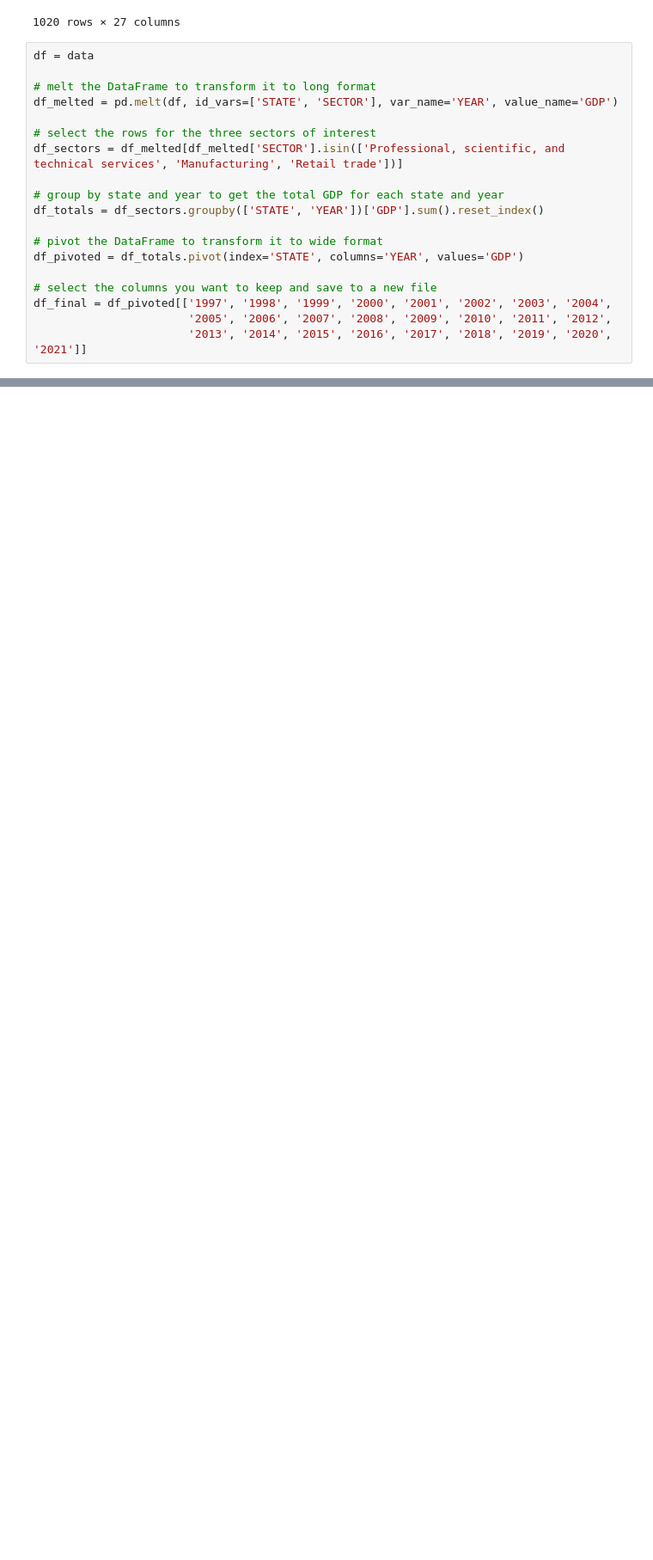
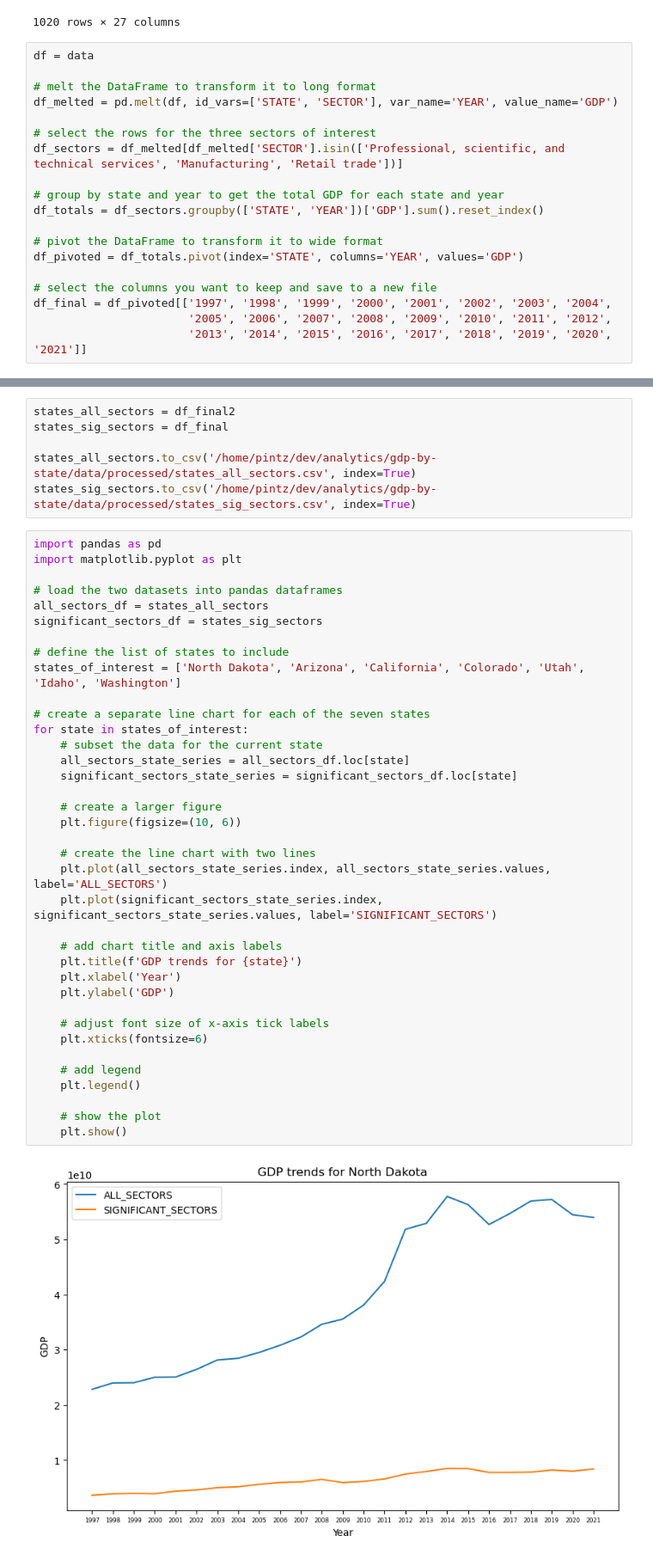
Before and after one commit to zachpinto/gdp-by-state, a Jupyter notebook: notebooks/03-ztwp-modelling.ipynb, the cells around one changed output, grey strips where cells are left out. Shown at 86% size. Cells and saved outputs as stored; diff of their text form; blank space fills up the shorter version.

Commit message:
added data files

```diff
--- a/notebooks/03-ztwp-modelling.ipynb
+++ b/notebooks/03-ztwp-modelling.ipynb
@@ -558,0 +557,45 @@ states_all_sectors =
+# %%
+states_all_sectors = df_final2
+states_sig_sectors = df_final
+
+states_all_sectors.to_csv('/home/pintz/dev/analytics/gdp-by-state/data/processed/states_all_sectors.csv', index=True)
+states_sig_sectors.to_csv('/home/pintz/dev/analytics/gdp-by-state/data/processed/states_sig_sectors.csv', index=True)
+# %%
+import pandas as pd
+import matplotlib.pyplot as plt
+
+# load the two datasets into pandas dataframes
+all_sectors_df = states_all_sectors
+significant_sectors_df = states_sig_sectors
+
+# define the list of states to include
+states_of_interest = ['North Dakota', 'Arizona', 'California', 'Colorado', 'Utah', 'Idaho', 'Washington']
+
+# create a separate line chart for each of the seven states
+for state in states_of_interest:
+    # subset the data for the current state
+    all_sectors_state_series = all_sectors_df.loc[state]
+    significant_sectors_state_series = significant_sectors_df.loc[state]
+
+    # create a larger figure
+    plt.figure(figsize=(10, 6))
+
+    # create the line chart with two lines
+    plt.plot(all_sectors_state_series.index, all_sectors_state_series.values, label='ALL_SECTORS')
+    plt.plot(significant_sectors_state_series.index, significant_sectors_state_series.values, label='SIGNIFICANT_SECTORS')
+
+    # add chart title and axis labels
+    plt.title(f'GDP trends for {state}')
+    plt.xlabel('Year')
+    plt.ylabel('GDP')
+
+    # adjust font size of x-axis tick labels
+    plt.xticks(fontsize=6)
+
+    # add legend
+    plt.legend()
+
+    # show the plot
+    plt.show()
+# %% [output]
+[figure, added]
```
Also changed, not shown: parts of 10 cells of this notebook, 1 other file.
